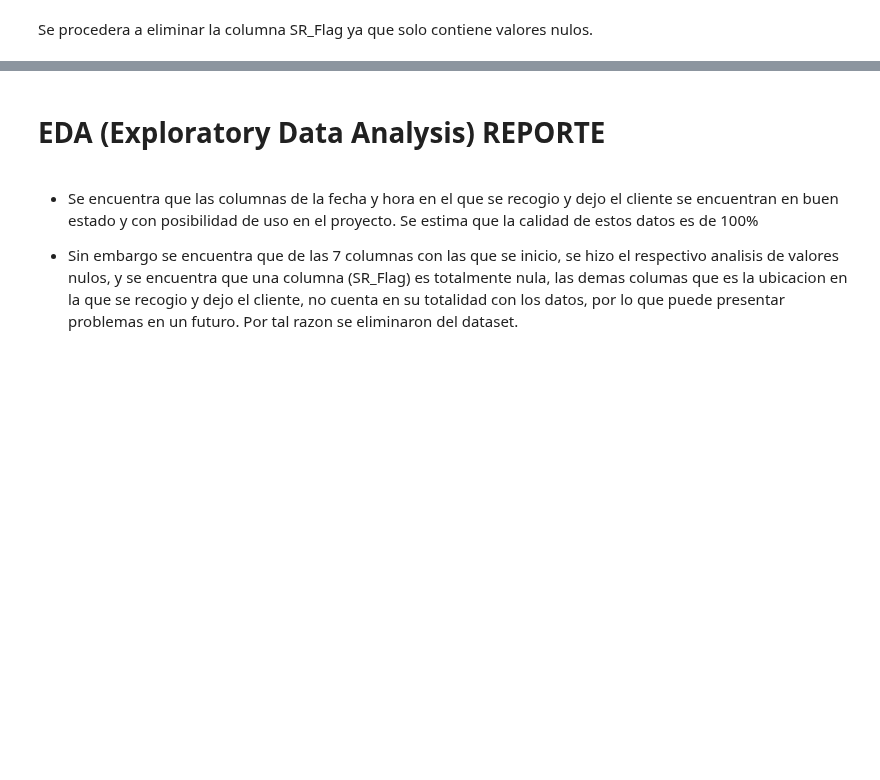
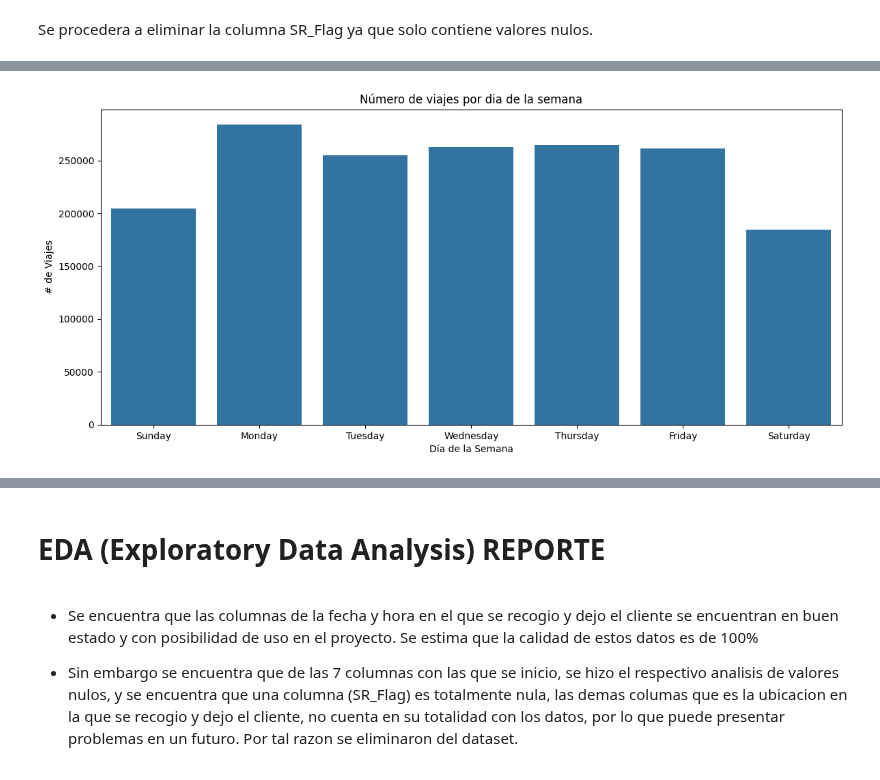
Before and after one commit to lmunozm1702/taxi_electrico_nyc, a Jupyter notebook: EDA/EDA For-Hire_tripdata_09_2024.ipynb, the cells around one changed output, grey strips where cells are left out. Saved outputs shown, nothing was run; the diff lists cells and outputs as text; code cells hidden in the pictures; blank space fills up the shorter version.

```diff
--- a/EDA/EDA For-Hire_tripdata_09_2024.ipynb
+++ b/EDA/EDA For-Hire_tripdata_09_2024.ipynb
@@ -244,0 +161,4 @@ fhv_tripdata_sample
+# %%
+raw_fhv_tripdata.drop(columns=['SR_Flag'], inplace=True)
+
+raw_fhv_tripdata
@@ -244,0 +191,5 @@ fhv_tripdata_sample
+# %%
+raw_fhv_tripdata.drop_duplicates(inplace=True)
+raw_fhv_tripdata.reset_index(drop=True,inplace=True)
+
+raw_fhv_tripdata
@@ -244,0 +258,7 @@ fhv_tripdata_sample
+# %%
+fhv_columns = raw_fhv_tripdata[['pickup_datetime',
+                                 'dropOff_datetime',
+                                 'PUlocationID',
+                                 'DOlocationID']].copy()
+
+fhv_columns.shape
@@ -244,0 +295,4 @@ fhv_tripdata_sample
+# %%
+fhv_filtrado['weekday']= fhv_filtrado['pickup_datetime'].dt.day_name()
+fhv_columns['weekday']= fhv_columns['pickup_datetime'].dt.day_name()
+fhv_filtrado.head()
@@ -244,0 +315,12 @@ fhv_tripdata_sample
+# %%
+plt.rcParams["figure.figsize"] = (14,6)
+
+## Data completa
+
+sns.countplot(data=fhv_columns,x='weekday',order=['Sunday','Monday','Tuesday','Wednesday','Thursday','Friday','Saturday'])
+plt.title('Número de viajes por dia de la semana')
+plt.xlabel('Día de la Semana')
+plt.ylabel('# de Viajes')
+plt.show()
+# %% [output]
+[figure, added]
```
Also changed, not shown: parts of 87 cells of this notebook, 4 other files.
